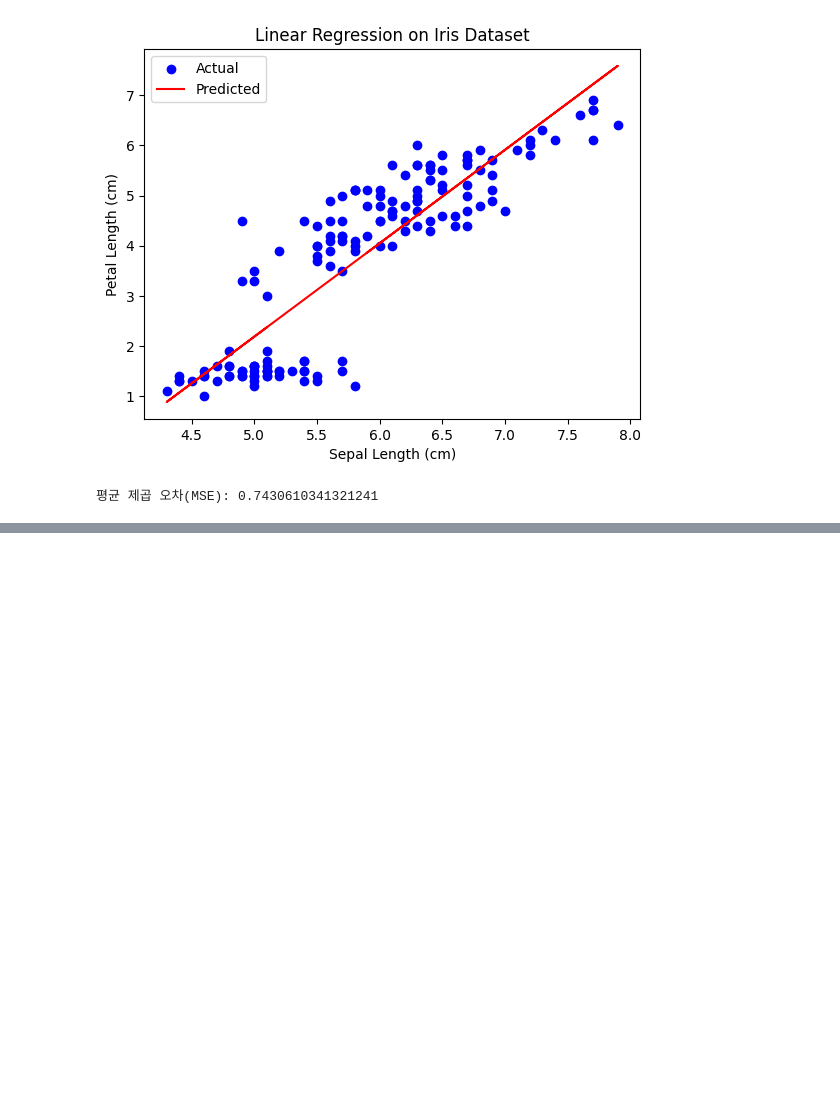
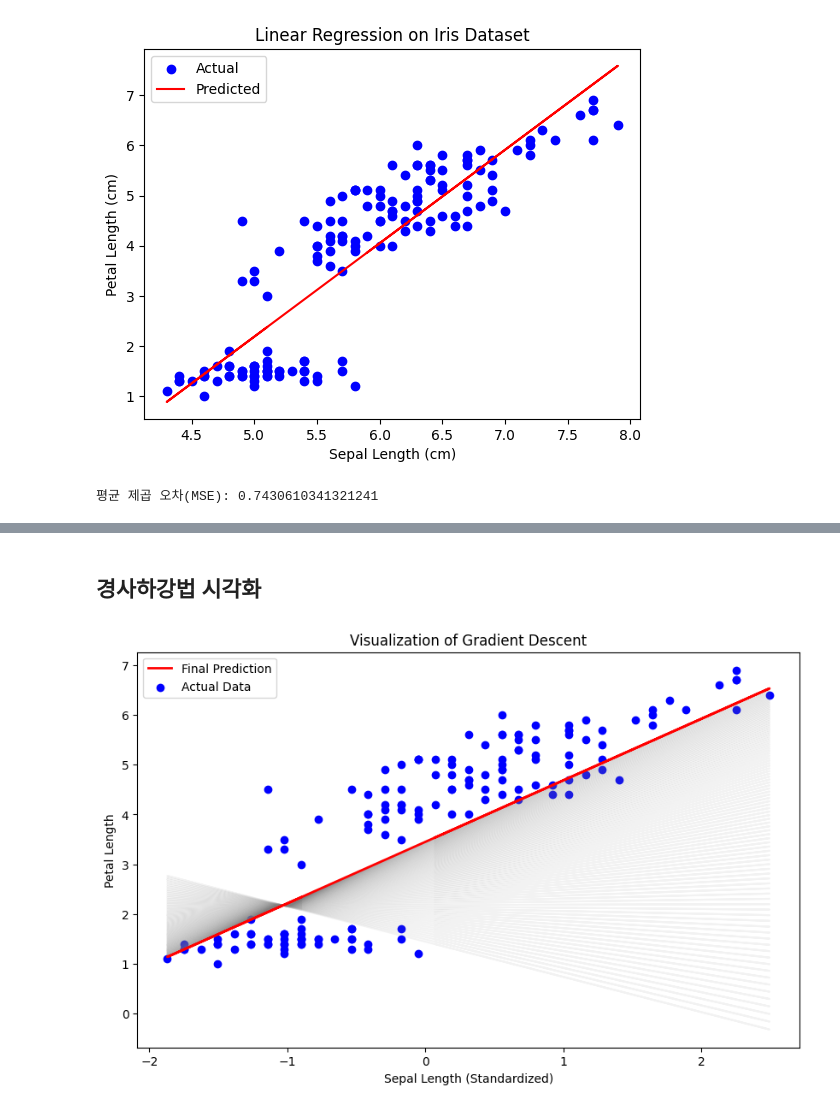
Before and after one commit to entelecheia/aibasics, a Jupyter notebook: book/week05/lab.ipynb, the cells around one changed output, grey strips where cells are left out. Saved outputs shown, nothing was run; the diff lists cells and outputs as text; code cells hidden in the pictures; blank space fills up the shorter version.

```diff
--- a/book/week05/lab.ipynb
+++ b/book/week05/lab.ipynb
@@ -266,0 +321,57 @@ print("평균 제곱 오차(MSE):", mse)
+# %% [markdown]
+## 경사하강법 시각화
+# %%
+import numpy as np
+import matplotlib.pyplot as plt
+from sklearn.preprocessing import StandardScaler
+from sklearn.datasets import load_iris
+
+# Iris 데이터셋 로드 및 준비
+iris = load_iris()
+X = iris.data[:, :1]  # 첫 번째 특성만 사용 (꽃받침 길이)
+y = iris.data[:, 2]  # 세 번째 특성을 종속 변수로 사용 (꽃잎 길이)
+
+# 데이터 표준화 (Gradient Descent에 중요)
+scaler = StandardScaler()
+X_scaled = scaler.fit_transform(X)
+
+
+def gradient_descent(X, y, learning_rate=0.01, n_iterations=100):
+    m = len(y)
+    theta = np.random.randn(2, 1)  # 무작위 초기화
+    gd_path = [theta]  # 경사 하강 경로 저장
+
+    for _ in range(n_iterations):
+        gradients = 2 / m * X.T.dot(X.dot(theta) - y)
+        theta = theta - learning_rate * gradients
+        gd_path.append(theta)
+
+    return theta, np.array(gd_path)
+
+
+# 추가적인 데이터 준비
+X_b = np.c_[np.ones((len(X_scaled), 1)), X_scaled]  # 바이어스 추가
+y = y.reshape(-1, 1)  # y를 열 벡터로 변환
+
+# 경사 하강법 실행
+theta, gd_path = gradient_descent(X_b, y)
+
+# 경사 하강법 시각화
+plt.figure(figsize=(10, 6))
+
+# 모든 경로를 그래프로 표시
+for i in range(len(gd_path)):
+    y_predict = X_b.dot(gd_path[i])
+    plt.plot(X_scaled, y_predict, color="gray", alpha=0.1)
+
+# 최종 경로를 빨간색으로 강조
+y_predict = X_b.dot(gd_path[-1])
+plt.plot(X_scaled, y_predict, color="red", linewidth=2, label="Final Prediction")
+plt.scatter(X_scaled, y, color="blue", label="Actual Data")
+plt.xlabel("Sepal Length (Standardized)")
+plt.ylabel("Petal Length")
+plt.title("Visualization of Gradient Descent")
+plt.legend()
+plt.show()
+# %% [output]
+[figure, added]
```
Also changed, not shown: parts of 8 cells of this notebook, 1 other file.
